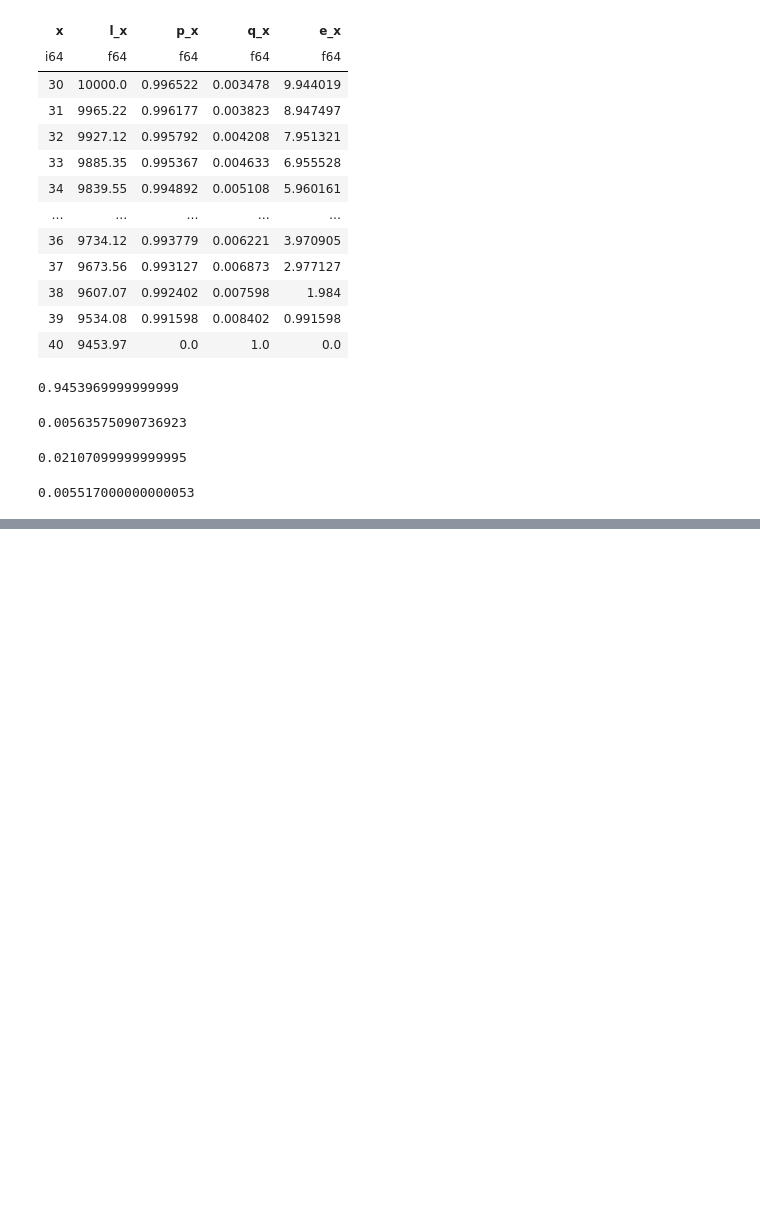
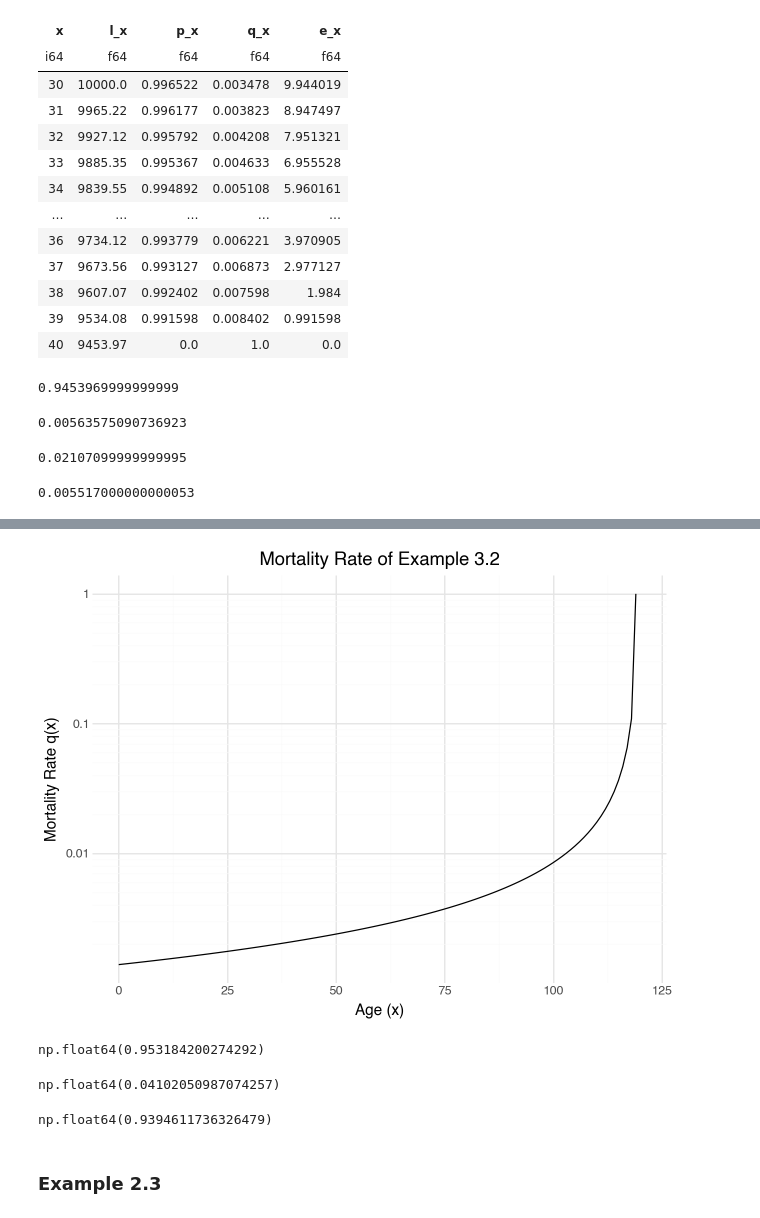
Before and after one commit to RuCoppens96/LifeContingentRisk, a Jupyter notebook: notebooks/1_Surivial_Models.ipynb, the cells around one changed output, grey strips where cells are left out. Cells and saved outputs as stored; diff of their text form; code cells hidden in the pictures; blank space fills up the shorter version.

```diff
--- a/notebooks/1_Surivial_Models.ipynb
+++ b/notebooks/1_Surivial_Models.ipynb
@@ -83,0 +98,18 @@ lt.q(30, t=1, u=5)
+# %%
+model1.plot()
+# %% [output]
+[figure, added]
+# %%
+model1.p(0, 30)
+# %% [output]
+np.float64(0.953184200274292)
+# %%
+model1.q(30, 20)
+# %% [output]
+np.float64(0.04102050987074257)
+# %%
+model1.p(40, 25)
+# %% [output]
+np.float64(0.9394611736326479)
+# %% [markdown]
+### Example 2.3
```
Also changed, not shown: parts of 14 cells of this notebook, 3 other files.
